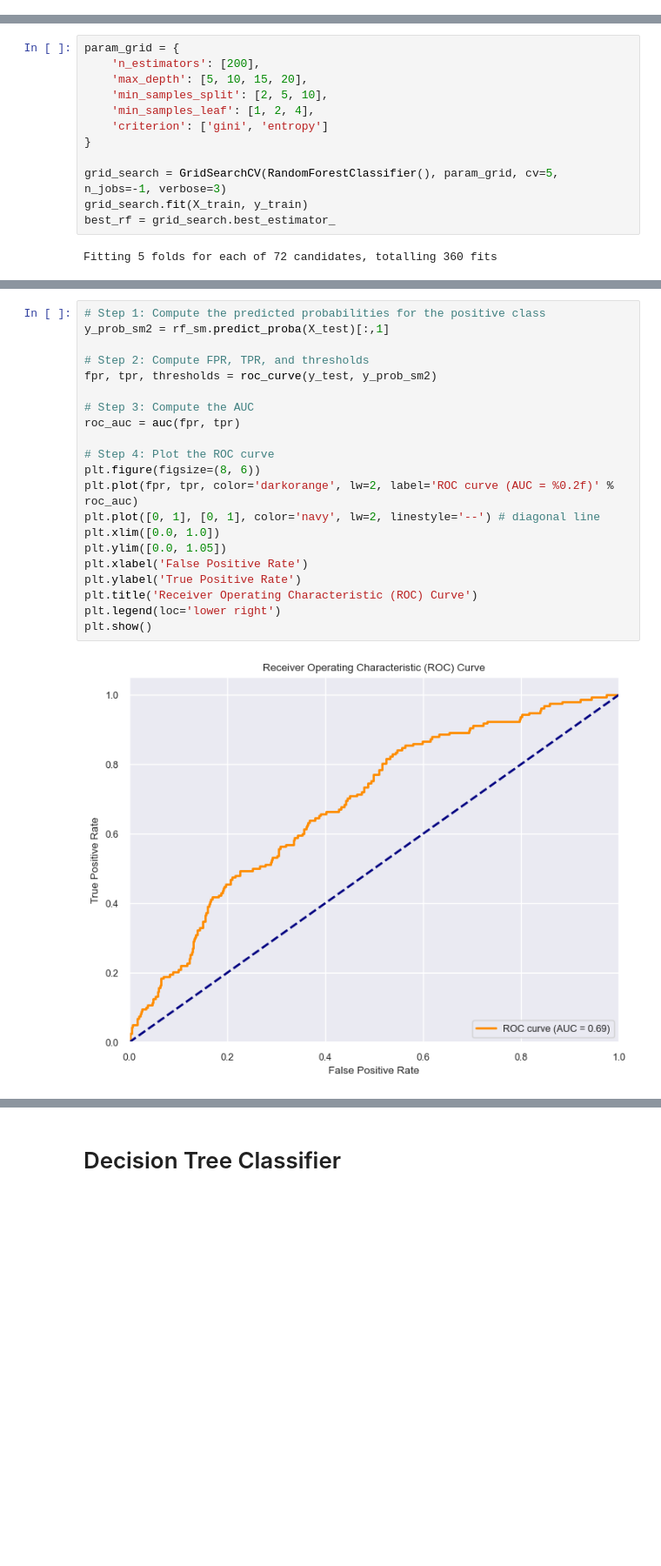
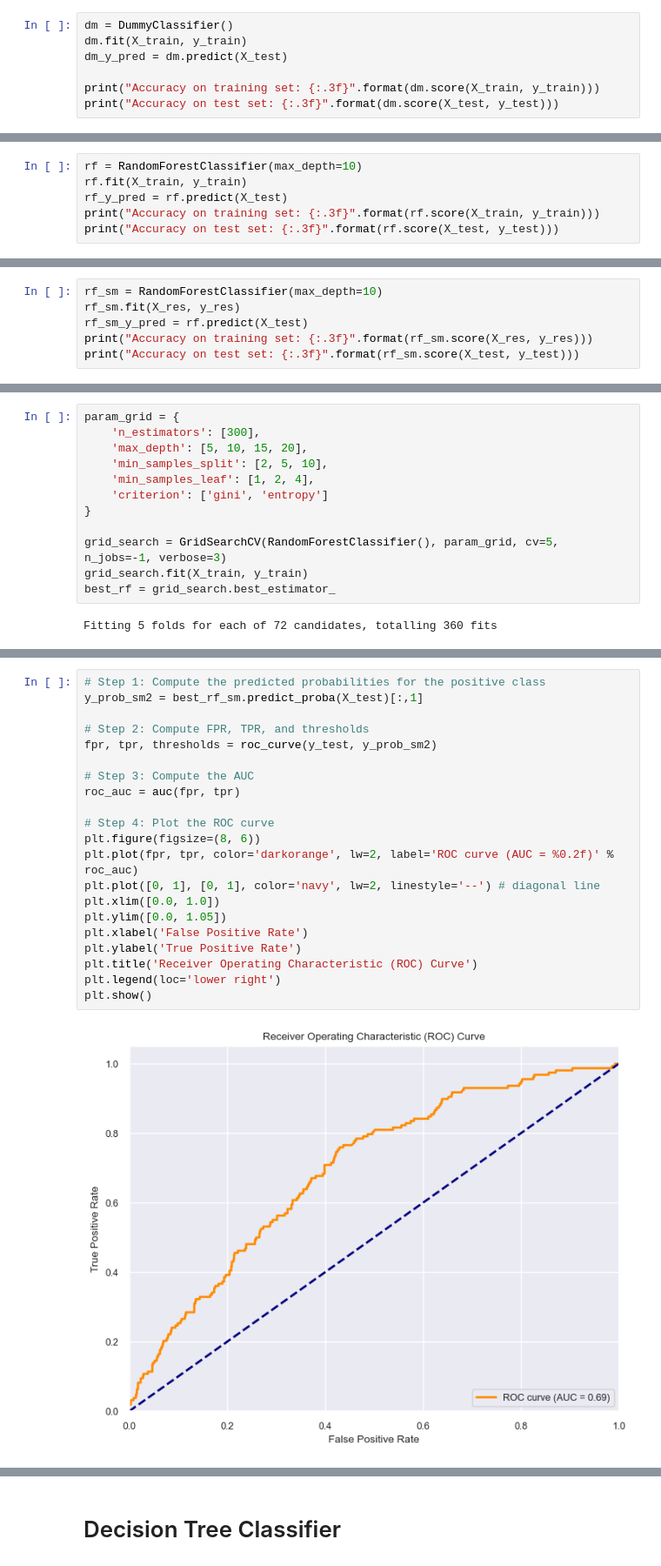
Before and after one commit to heddaenger/Bigdatamanagement, a Jupyter notebook: CHD Exam Project.ipynb, the cells around one changed output, grey strips where cells are left out. Shown at 87% size. Drawn from its saved outputs; the diff is of its cells as text; blank space fills up the shorter version.

```diff
--- a/CHD Exam Project.ipynb
+++ b/CHD Exam Project.ipynb
@@ -395,0 +406,7 @@ chd_df.drop(['currentSmoker'], axis=1, inplace=True)
+# %%
+dm = DummyClassifier()
+dm.fit(X_train, y_train)
+dm_y_pred = dm.predict(X_test)
+
+print("Accuracy on training set: {:.3f}".format(dm.score(X_train, y_train)))
+print("Accuracy on test set: {:.3f}".format(dm.score(X_test, y_test)))
@@ -577,0 +623,6 @@ plt.show()
+# %%
+rf = RandomForestClassifier(max_depth=10)
+rf.fit(X_train, y_train)
+rf_y_pred = rf.predict(X_test)
+print("Accuracy on training set: {:.3f}".format(rf.score(X_train, y_train)))
+print("Accuracy on test set: {:.3f}".format(rf.score(X_test, y_test)))
@@ -577,0 +634,6 @@ plt.show()
+# %%
+rf_sm = RandomForestClassifier(max_depth=10)
+rf_sm.fit(X_res, y_res)
+rf_sm_y_pred = rf.predict(X_test)
+print("Accuracy on training set: {:.3f}".format(rf_sm.score(X_res, y_res)))
+print("Accuracy on test set: {:.3f}".format(rf_sm.score(X_test, y_test)))
@@ -580,6 +645,6 @@ WITHOUT SMOTE
 # %%
 param_grid = {
-    'n_estimators': [200],
+    'n_estimators': [300],
     'max_depth': [5, 10, 15, 20],
     'min_samples_split': [2, 5, 10],
     'min_samples_leaf': [1, 2, 4],
@@ -740,24 +772,24 @@ ROC WITH SMOTE
 # %%
 # Step 1: Compute the predicted probabilities for the positive class
-y_prob_sm2 = rf_sm.predict_proba(X_test)[:,1]
+y_prob_sm2 = best_rf_sm.predict_proba(X_test)[:,1]
 
 # Step 2: Compute FPR, TPR, and thresholds
 fpr, tpr, thresholds = roc_curve(y_test, y_prob_sm2)
 
 # Step 3: Compute the AUC
 roc_auc = auc(fpr, tpr)
 
 # Step 4: Plot the ROC curve
 plt.figure(figsize=(8, 6))
 plt.plot(fpr, tpr, color='darkorange', lw=2, label='ROC curve (AUC = %0.2f)' % roc_auc)
 plt.plot([0, 1], [0, 1], color='navy', lw=2, linestyle='--') # diagonal line
 plt.xlim([0.0, 1.0])
 plt.ylim([0.0, 1.05])
 plt.xlabel('False Positive Rate')
 plt.ylabel('True Positive Rate')
 plt.title('Receiver Operating Characteristic (ROC) Curve')
 plt.legend(loc='lower right')
 plt.show()
 # %% [output]
-[figure, old version]
+[figure, new version]
 # %% [markdown]
```
Also changed, not shown: parts of 57 cells of this notebook.
